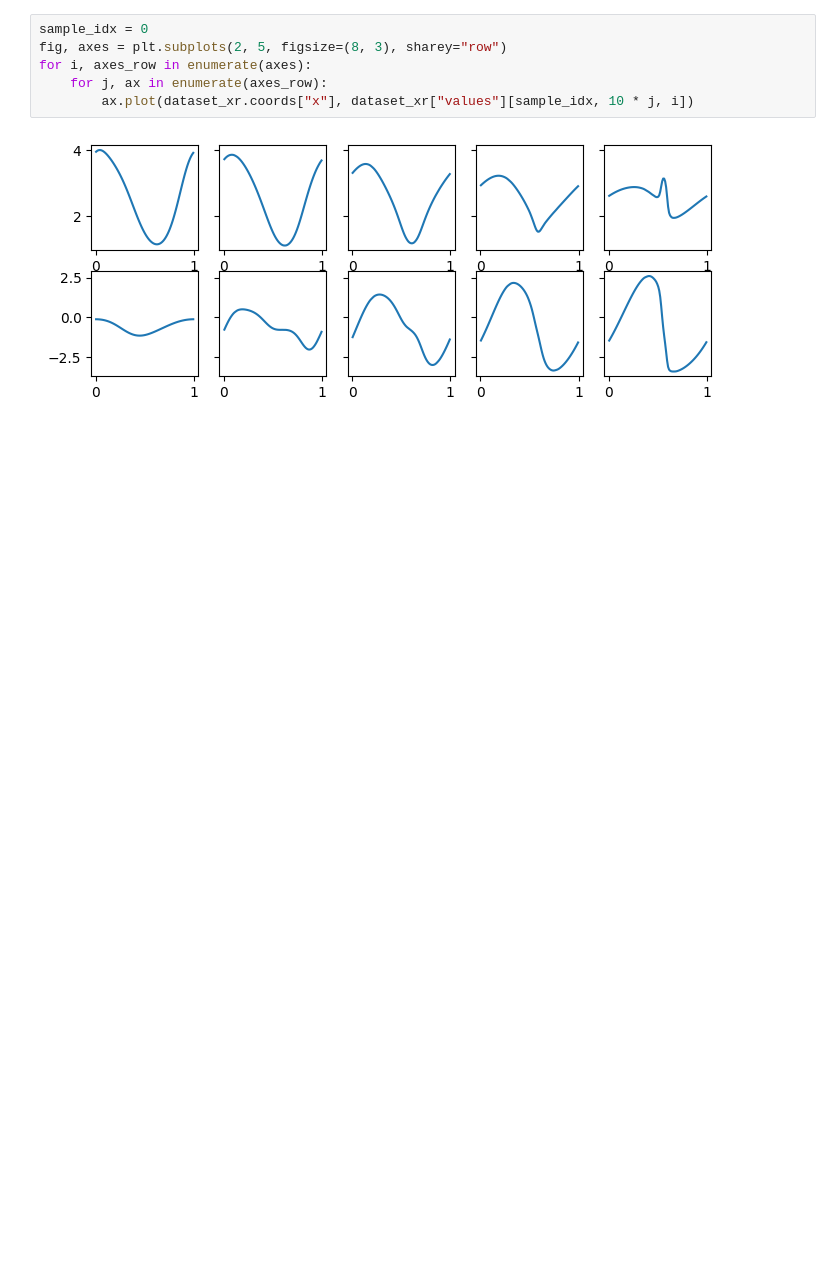
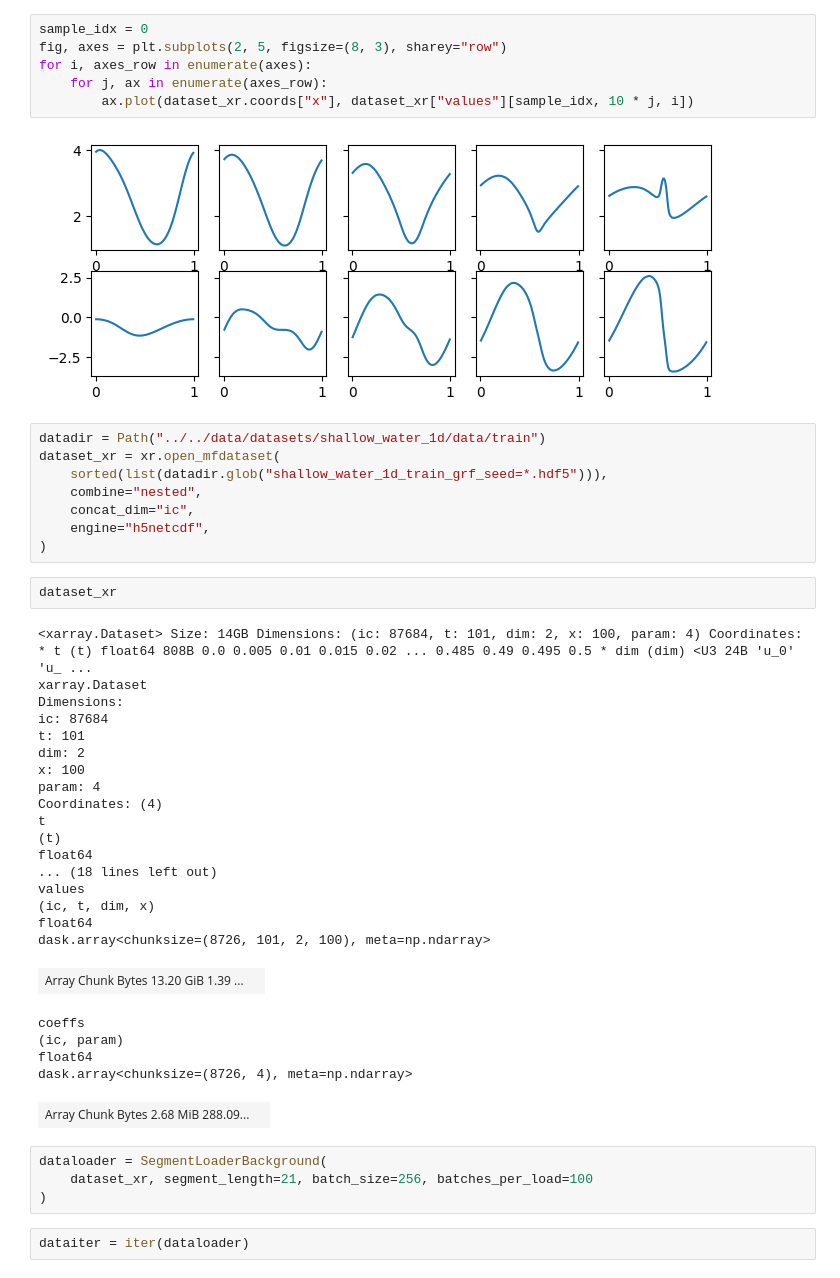
Before and after one commit to xx257xx/CONTEXT_FLUX_NO, a Jupyter notebook: notebooks/training/shallow_water_1d.ipynb, the cells around one changed output. Drawn from its saved outputs; the diff is of its cells as text; blank space fills up the shorter version.

```diff
--- a/notebooks/training/shallow_water_1d.ipynb
+++ b/notebooks/training/shallow_water_1d.ipynb
@@ -47,3 +111,43 @@ for i, axes_row in enumerate(axes):
         ax.plot(dataset_xr.coords["x"], dataset_xr["values"][sample_idx, 10 * j, i])
 # %% [output]
 [figure]
+# %%
+datadir = Path("../../data/datasets/shallow_water_1d/data/train")
+dataset_xr = xr.open_mfdataset(
+    sorted(list(datadir.glob("shallow_water_1d_train_grf_seed=*.hdf5"))),
+    combine="nested",
+    concat_dim="ic",
+    engine="h5netcdf",
+)
+# %%
+dataset_xr
+# %% [output]
+<xarray.Dataset> Size: 14GB Dimensions: (ic: 87684, t: 101, dim: 2, x: 100, param: 4) Coordinates: * t (t) float64 808B 0.0 0.005 0.01 0.015 0.02 ... 0.485 0.49 0.495 0.5 * dim (dim) <U3 24B 'u_0' 'u_ ...
+xarray.Dataset
+Dimensions:
+ic: 87684
+t: 101
+dim: 2
+x: 100
+param: 4
+Coordinates: (4)
+t
+(t)
+float64
+... (18 lines left out)
+values
+(ic, t, dim, x)
+float64
+dask.array<chunksize=(8726, 101, 2, 100), meta=np.ndarray>
+| Array Chunk Bytes 13.20 GiB 1.39 ... |  |
+coeffs
+(ic, param)
+float64
+dask.array<chunksize=(8726, 4), meta=np.ndarray>
+| Array Chunk Bytes 2.68 MiB 288.09... |  |
+# %%
+dataloader = SegmentLoaderBackground(
+    dataset_xr, segment_length=21, batch_size=256, batches_per_load=100
+)
+# %%
+dataiter = iter(dataloader)
```
Also changed, not shown: parts of 20 cells of this notebook, 12 other files.
